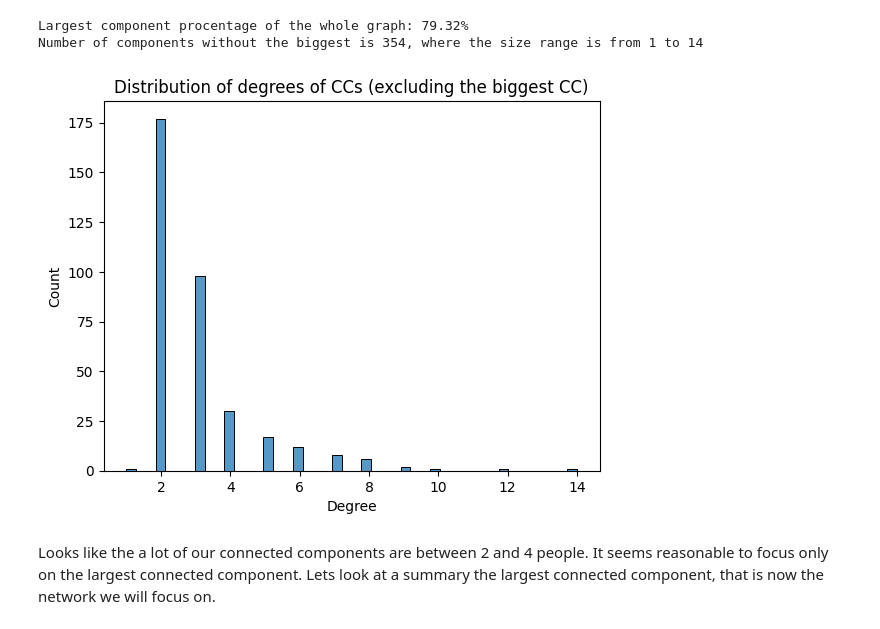
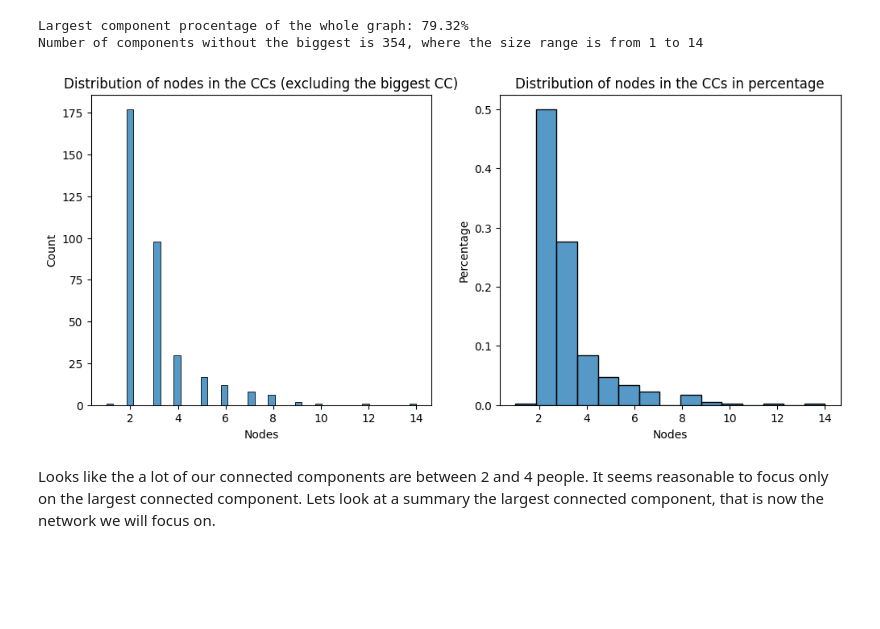
Before and after one commit to viggo-gascou/network-analysis, a Jupyter notebook: main_authors.ipynb, the cells around one changed output. Cells and saved outputs as stored; diff of their text form; code cells hidden in the pictures; blank space fills up the shorter version.

```diff
--- a/main_authors.ipynb
+++ b/main_authors.ipynb
@@ -161,11 +162,17 @@ print(f"Number of components without the biggest is {len(list_of_all_components)
 # %% [output]
 Largest component procentage of the whole graph: 79.32%
 Number of components without the biggest is 354, where the size range is from 1 to 14
-# %%
-# Lets see the distribution of degrees in the connected components exluding the biggest one.
-sns.histplot(list_of_all_components[1:]).set(title='Distribution of degrees of CCs (excluding the biggest CC)', xlabel='Degree');
-# %% [output]
-[figure, removed]
+# %%
+# Lets see the distribution of degrees in the connected components exluding the biggest one. And also where we normalise.
+
+fig, axs = plt.subplots(1, 2, figsize=(12,5))
+sns.histplot(list_of_all_components[1:], ax=axs[0])
+axs[0].set(title='Distribution of nodes in the CCs (excluding the biggest CC)', xlabel='Nodes')
+# Weighting each data with 1/n in order to show proportion.
+sns.histplot(x=list_of_all_components[1:], ax=axs[1], weights=np.ones(len(list_of_all_components[1:])) / len(list_of_all_components[1:]) , bins = 15)
+axs[1].set(title='Distribution of nodes in the CCs in percentage', xlabel='Nodes', ylabel='Percentage');
+# %% [output]
+[figure, added]
 # %% [markdown]
 Looks like the a lot of our connected components are between 2 and 4 people. It seems reasonable to focus only on the largest connected component. Lets look at a summary the largest connected component, that is now the network we will focus on.
 # %% [markdown]
```
Also changed, not shown: parts of 12 cells of this notebook, 2 other files.
